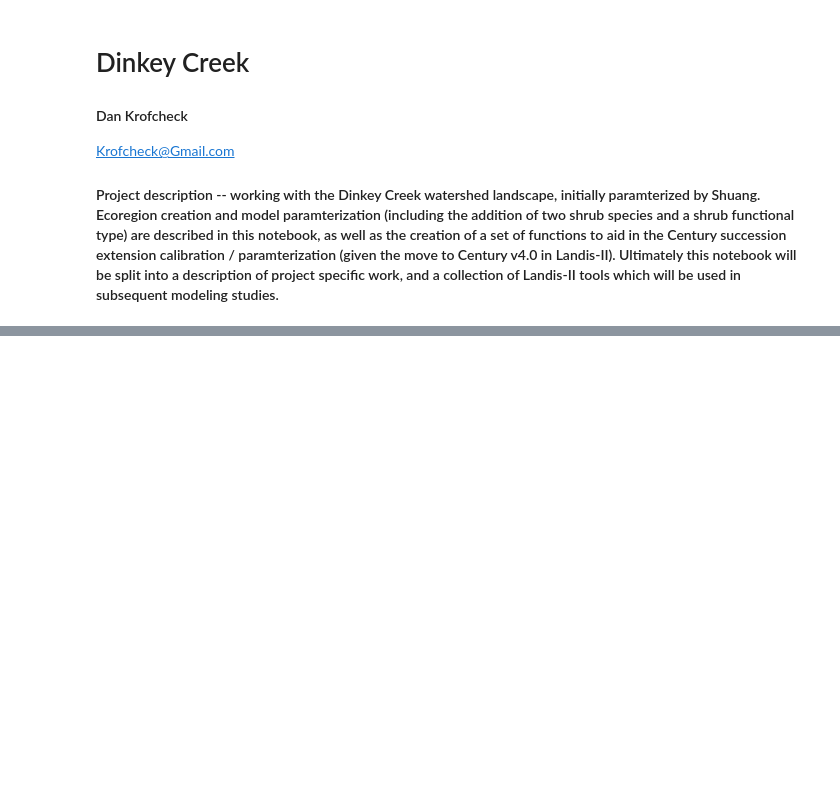
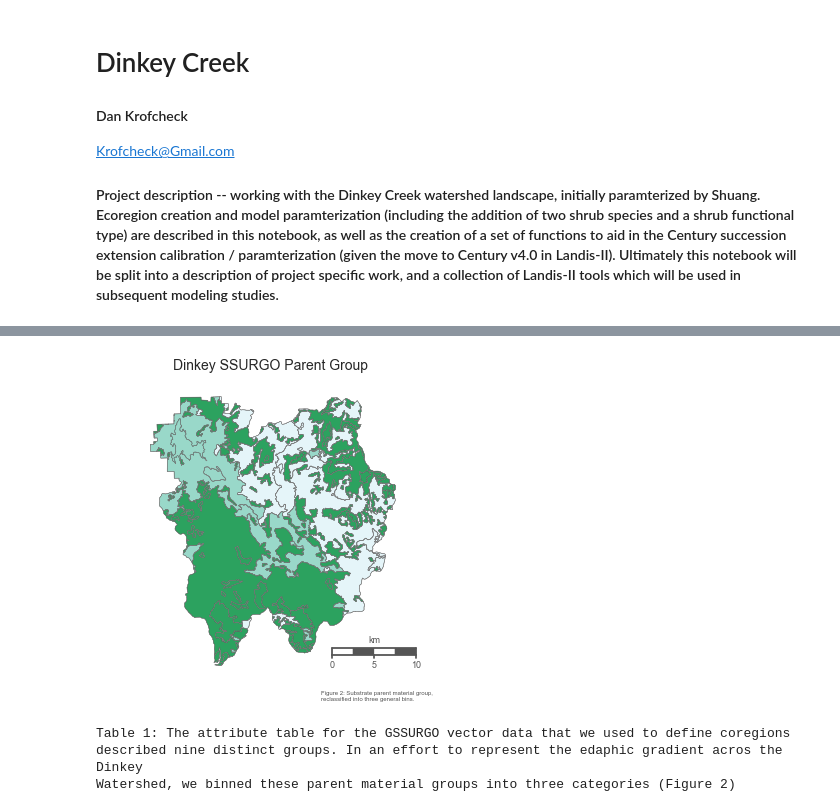
Before and after one commit to djkrofch/edulis, a Jupyter notebook: iPython_Notebooks/Dinkey_Creek/DinkeyCreek.ipynb, the cells around one changed output, grey strips where cells are left out. Saved outputs shown, nothing was run; the diff lists cells and outputs as text; code cells hidden in the pictures; blank space fills up the shorter version.

```diff
--- a/iPython_Notebooks/Dinkey_Creek/DinkeyCreek.ipynb
+++ b/iPython_Notebooks/Dinkey_Creek/DinkeyCreek.ipynb
@@ -121,0 +96,71 @@ plt.show()
+# %%
+shp = fiona.open(wrkDir + 'DinkeyGSSURGODissolveNAD83.shp')
+bds = shp.bounds
+shp.close()
+extra = 0.01
+ll = (bds[0], bds[1])
+ur = (bds[2], bds[3])
+coords = list(chain(ll, ur))
+w, h = coords[2] - coords[0], coords[3] - coords[1]
+
+fig2 = plt.figure(figsize = (6,6))
+ax = fig2.add_subplot(111, frameon = False)
+
+m = Basemap(llcrnrlon=-119.4,llcrnrlat=36.85,urcrnrlon=-118.95,urcrnrlat=37.2,
+             resolution='i', projection='tmerc', lat_0 = 37.1, lon_0 = -119.3)
+
+m.readshapefile(wrkDir + 'DinkeyGSSURGODissolveNAD83', 'PGroup',
+    color='grey',
+    zorder=2)
+
+# set up a map dataframe
+parentgroup = []
+df_map = pd.DataFrame({
+    'poly': [Polygon(xy) for xy in m.PGroup]})
+for shape in enumerate(df_map['poly']):
+    keys, values = m.PGroup_info[shape[0]].keys(),m.PGroup_info[shape[0]].values()
+    parentgroup.append(values[3])
+df_map['ParentGroup'] = parentgroup
+df_map['area_m'] = df_map['poly'].map(lambda x: x.area)
+df_map['area_km'] = df_map['area_m'] / 100000
+df_map['patches'] = df_map['poly'].map(lambda x: PolygonPatch(
+    x, ec='#787878', lw=.25))
+
+# Paint the features
+# Colormap for elevation
+ParentGFC = ['#e5f5f9','#99d8c9','#2ca25f']
+idx = 0 # Colormap iterator
+for feature in np.unique(df_map.ParentGroup):
+    ax.add_collection(PatchCollection(df_map.patches[df_map.ParentGroup == feature], facecolor= ParentGFC[idx]))
+    idx = idx + 1
+ax.set_title('Dinkey SSURGO Parent Group', fontsize = 14)
+smallprint = ax.text(
+    .65, 0,
+    '''Figure 2: Substrate parent material group,
+reclassified into three general bins.''',
+    size=6,
+    color='#555555',
+    transform=ax.transAxes)
+
+# Draw a map scale
+m.drawmapscale(
+    coords[0] + 0.3, coords[1] + 0.015,
+    coords[0], coords[1],
+    10.,
+    barstyle='fancy', labelstyle='simple',
+    fillcolor1='w', fillcolor2='#555555',
+    fontcolor='#555555',
+    zorder=5)
+plt.show()
+
+# Display a table of the GSSURGO parent material binning for transparency
+gssurgo_bins = pd.read_csv(wrkDir + 'GSSURGO_Dissolve.txt', sep = ',')
+gssurgo_bins
+print '''Table 1: The attribute table for the GSSURGO vector data that we used to define coregions
+described nine distinct groups. In an effort to represent the edaphic gradient acros the Dinkey
+Watershed, we binned these parent material groups into three categories (Figure 2)'''
+# %% [output]
+[figure, added]
+Table 1: The attribute table for the GSSURGO vector data that we used to define coregions
+described nine distinct groups. In an effort to represent the edaphic gradient acros the Dinkey
+Watershed, we binned these parent material groups into three categories (Figure 2)
```
Also changed, not shown: parts of 7 cells of this notebook.
